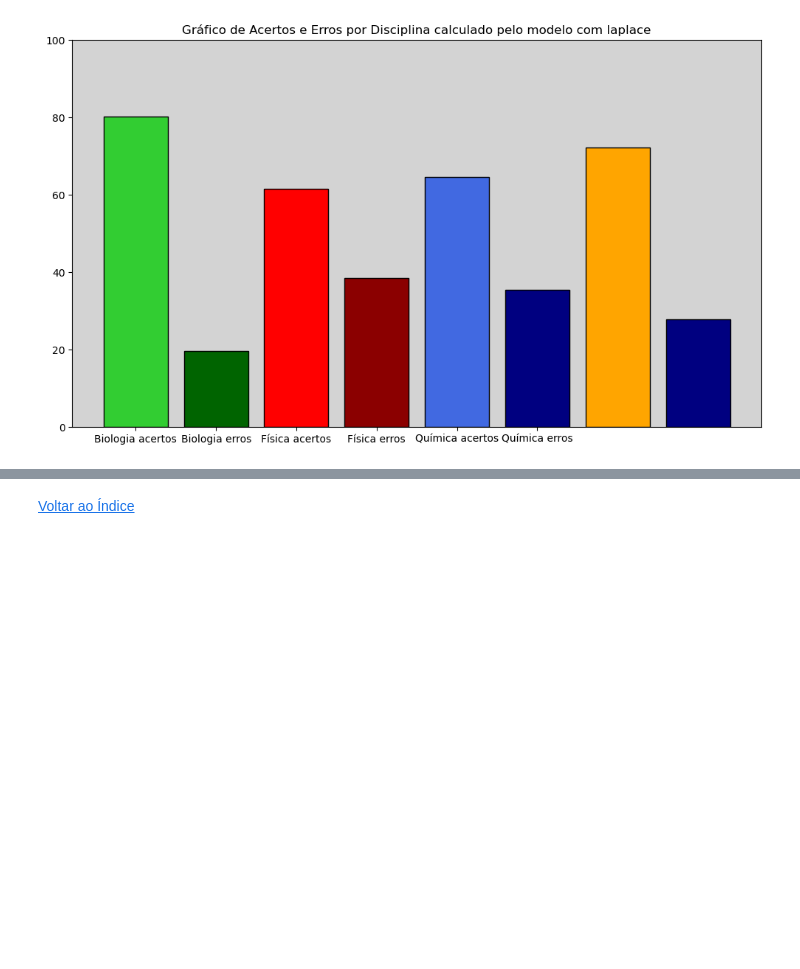
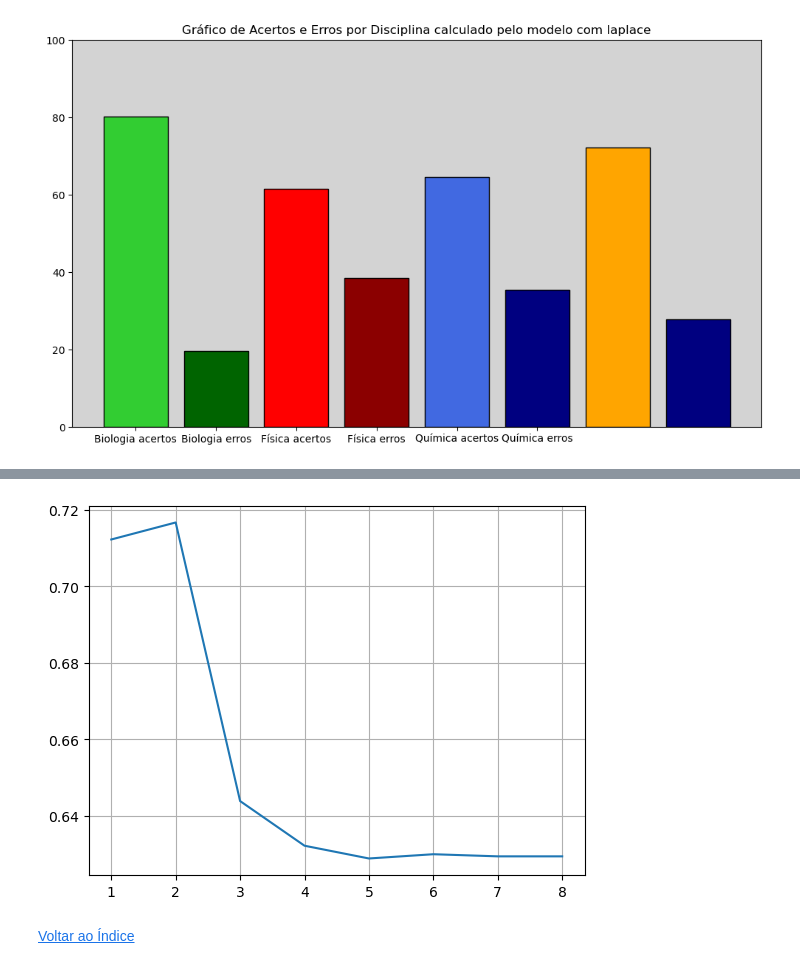
Before and after one commit to Danilo-C-Ramos/C-Dados-Grupo-1, a Jupyter notebook: Projeto1 Template copy.ipynb, the cells around one changed output, grey strips where cells are left out. Saved outputs shown, nothing was run; the diff lists cells and outputs as text; code cells hidden in the pictures; blank space fills up the shorter version.

```diff
--- a/Projeto1 Template copy.ipynb
+++ b/Projeto1 Template copy.ipynb
@@ -91,7 +91,7 @@ print(stop_words)
 # %%
 #Preparando uma função de limpeza das frases com as Stop Words
 
-def cleanup_stopwords(frase):
+def cleanup_stopwords(frase, stop_words):
     pattern = re.compile(punctuation)
     text_subbed = re.sub(pattern, '', frase.lower())
     text_subbed = text_subbed.replace(("\\n"),' ').replace(("\n"),' ')
@@ -104,7 +104,7 @@ def cleanup_stopwords(frase):
 # %%
 # Limpando os dados de treinamento
 for i, frase in enumerate(train.Comment):
-    train.Comment[i] = cleanup_stopwords(frase.lower())
+    train.Comment[i] = cleanup_stopwords(frase.lower(), stop_words)
 
 # Construindo uma série de N-gramas baseado nos dados de treino limpos
 
@@ -284,7 +284,7 @@ validacao['algoL'] = 'NaN'
 validacao['algoL_log'] = 'NaN'
 
 for i, frase in enumerate(test.Comment):
-    frase = cleanup_stopwords(frase)
+    frase = cleanup_stopwords(frase, stop_words)
     validacao.loc[i, 'algo1'] = algoritmo_1(frase)
     validacao.loc[i, 'algoL'] = algoritmo_laplace(frase)
     validacao.loc[i, 'algoL_log'] = algoritmo_laplace_log(frase)
@@ -457,11 +457,10 @@ N = np.arange(1,9)
 acertos_n = []
 
 for n in N:
+    print(n)
     for frase in train.Comment:
         frase = cleanup(frase)
         frase = frase.split()
-        if len(frase) < 1:  # Teste tirando as frases muito curtas - não fez diferença
-            continue
         list_train.extend([' '.join(frase[i:i+n]) for i in range(len(frase)-n+1)])
 
     serie_train = pd.Series(list_train)
@@ -472,10 +471,12 @@ for n in N:
     for i in range(len(stop_words)):
         stop_words[i] = stop_words[i].lower()
 
+    print(stop_words)
+
 
         # Limpando os dados de treinamento
     for i, frase in enumerate(train.Comment):
-        train.Comment[i] = cleanup_stopwords(frase.lower())
+        train.Comment[i] = cleanup_stopwords(frase, stop_words)
 
     # Construindo uma série de N-gramas baseado nos dados de treino limpos
 
@@ -527,7 +528,7 @@ for n in N:
     validacao['algoL_log'] = 'NaN'
 
     for i, frase in enumerate(test.Comment):
-        frase = cleanup_stopwords(frase)
+        frase = cleanup_stopwords(frase, stop_words)
         validacao.loc[i, 'algoL_log'] = algoritmo_laplace_log(frase)
 
         if validacao.loc[i, 'algoL_log'] == validacao.loc[i, 'Topic']:
@@ -541,3 +558,8 @@ print(acertos_n)
+# %%
+plt.plot(N, acertos_n)
+plt.grid()
+# %% [output]
+[figure, added]
 # %% [markdown]
 [Voltar ao Índice](#indice)
 # %% [markdown]
```
Also changed, not shown: parts of 1 cell of this notebook.
